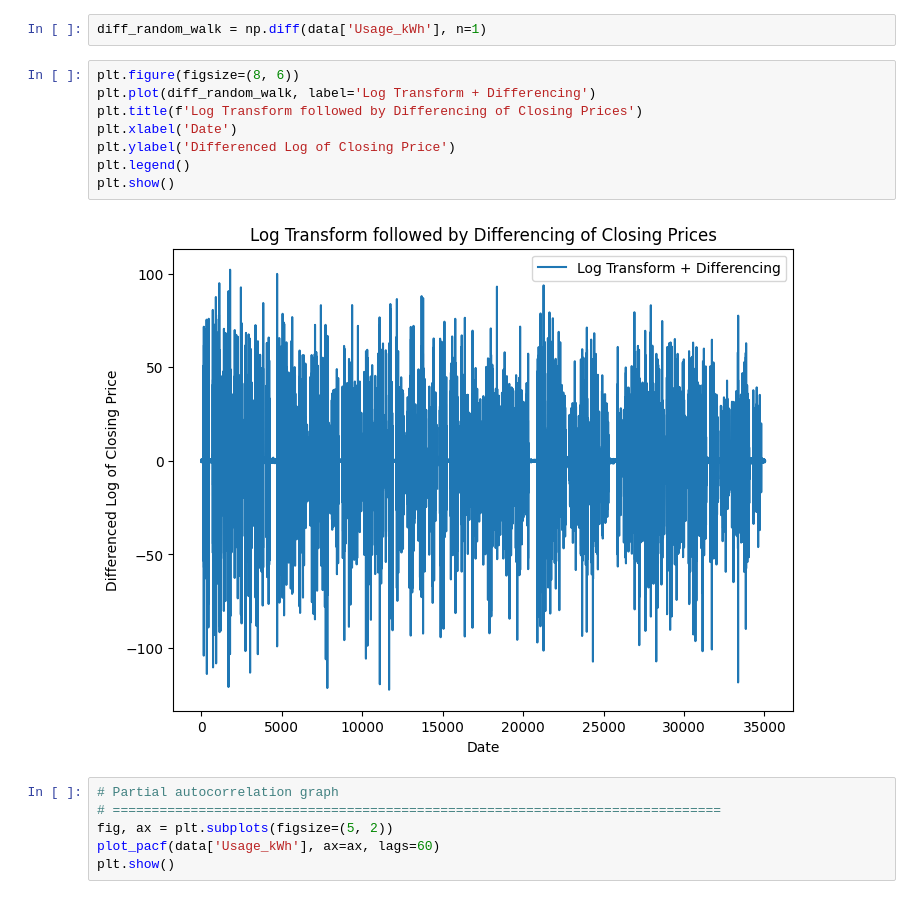
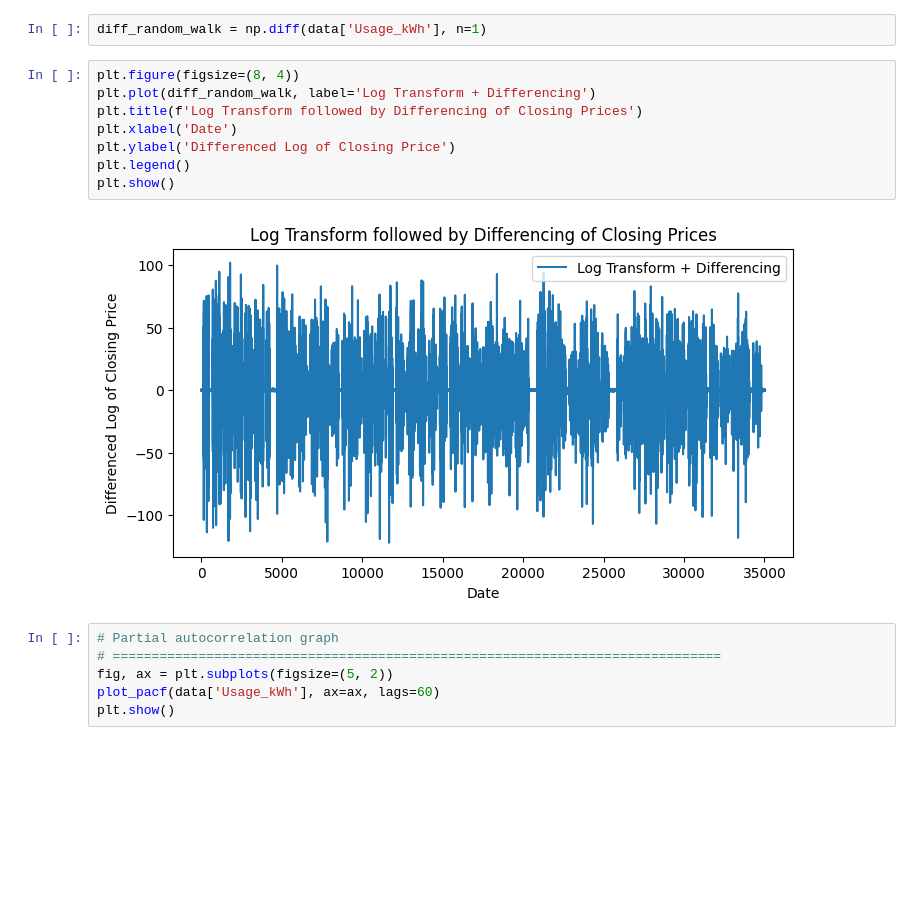
Before and after one commit to xbadiam/Energy_consumption_steel_industry, a Jupyter notebook: notebooks/Energy_consumption_steel_industry.ipynb, the cells around one changed output. Drawn from its saved outputs; the diff is of its cells as text; blank space fills up the shorter version.

```diff
--- a/notebooks/Energy_consumption_steel_industry.ipynb
+++ b/notebooks/Energy_consumption_steel_industry.ipynb
@@ -333,15 +333,15 @@ We notice how the autocorrelation coefficients slowly decrease as the lag increa
 # %%
 diff_random_walk = np.diff(data['Usage_kWh'], n=1)
 # %%
-plt.figure(figsize=(8, 6))
+plt.figure(figsize=(8, 4))
 plt.plot(diff_random_walk, label='Log Transform + Differencing')
 plt.title(f'Log Transform followed by Differencing of Closing Prices')
 plt.xlabel('Date')
 plt.ylabel('Differenced Log of Closing Price')
 plt.legend()
 plt.show()
 # %% [output]
-[figure, old version]
+[figure, new version]
 # %%
 # Partial autocorrelation graph
 # ==============================================================================
```
